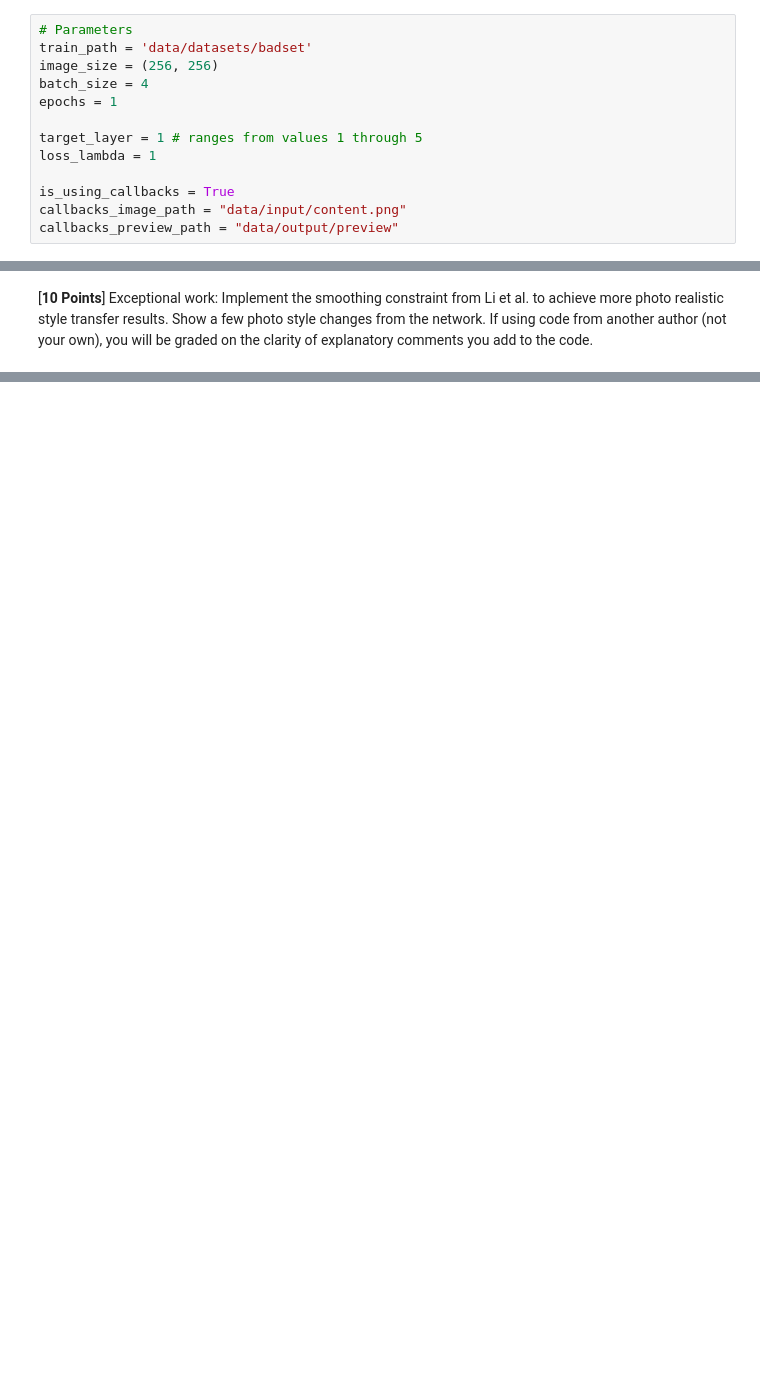
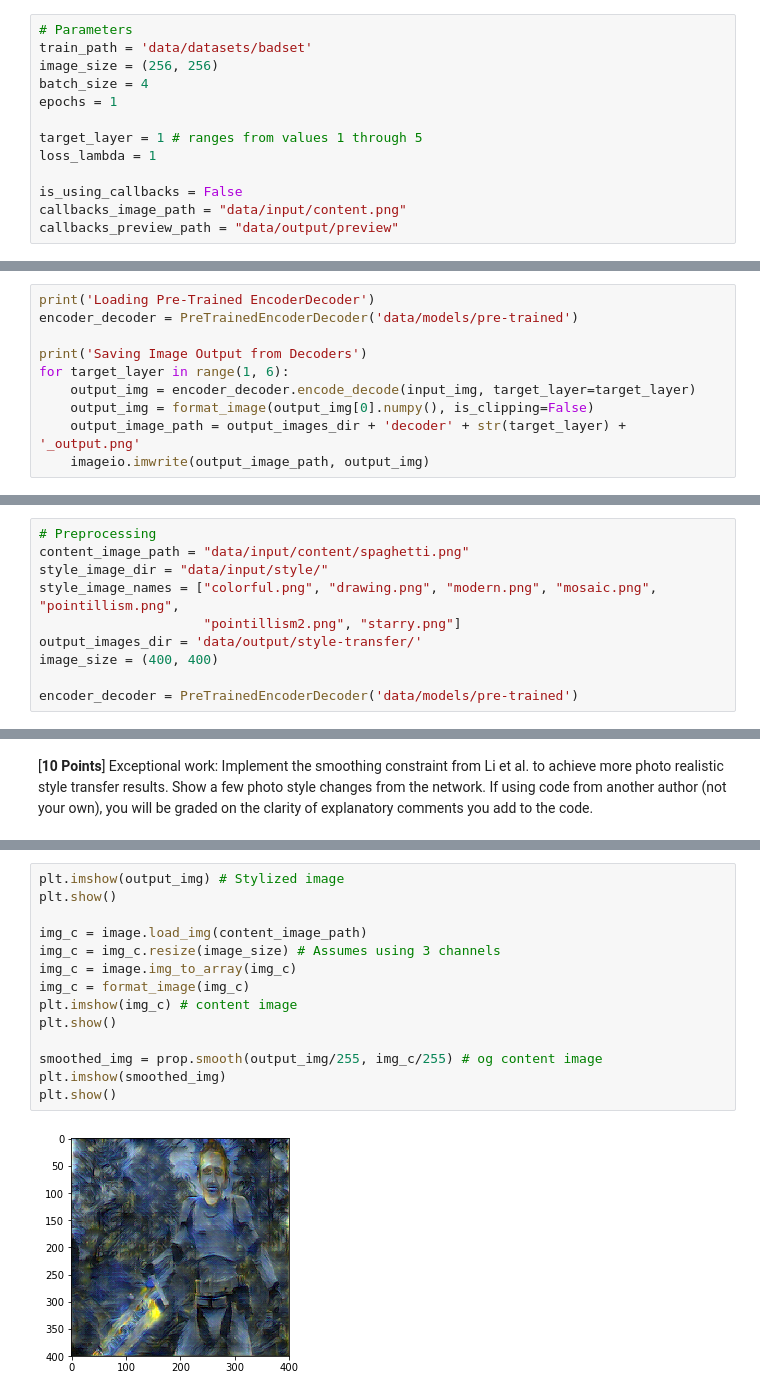
Before and after one commit to SMU-Projects/CS-8321, a Jupyter notebook: Lab_2/Lab2.ipynb, the cells around one changed output, grey strips where cells are left out. Saved outputs shown, nothing was run; the diff lists cells and outputs as text; blank space fills up the shorter version.

```diff
--- a/Lab_2/Lab2.ipynb
+++ b/Lab_2/Lab2.ipynb
@@ -313,6 +312,6 @@ epochs = 1
 target_layer = 1 # ranges from values 1 through 5
 loss_lambda = 1
 
-is_using_callbacks = True
+is_using_callbacks = False
 callbacks_image_path = "data/input/content.png"
 callbacks_preview_path = "data/output/preview"
@@ -440,0 +455,10 @@ plt.imshow(np.clip(input_img[0] / 255, 0, 1))
+# %%
+print('Loading Pre-Trained EncoderDecoder')
+encoder_decoder = PreTrainedEncoderDecoder('data/models/pre-trained')
+
+print('Saving Image Output from Decoders')
+for target_layer in range(1, 6):
+    output_img = encoder_decoder.encode_decode(input_img, target_layer=target_layer)
+    output_img = format_image(output_img[0].numpy(), is_clipping=False)
+    output_image_path = output_images_dir + 'decoder' + str(target_layer) + '_output.png'
+    imageio.imwrite(output_image_path, output_img)
@@ -491 +518,11 @@ image_size = (256, 256)
+# %%
+# Preprocessing
+content_image_path = "data/input/content/spaghetti.png"
+style_image_dir = "data/input/style/"
+style_image_names = ["colorful.png", "drawing.png", "modern.png", "mosaic.png", "pointillism.png",
+                     "pointillism2.png", "starry.png"]
+output_images_dir = 'data/output/style-transfer/'
+image_size = (400, 400)
+
+encoder_decoder = PreTrainedEncoderDecoder('data/models/pre-trained')
 # %%
@@ -523,0 +728,16 @@ for i in [4, 3, 2, 1]:
+# %%
+plt.imshow(output_img) # Stylized image
+plt.show()
+
+img_c = image.load_img(content_image_path)
+img_c = img_c.resize(image_size) # Assumes using 3 channels
+img_c = image.img_to_array(img_c)
+img_c = format_image(img_c)
+plt.imshow(img_c) # content image
+plt.show()
+
+smoothed_img = prop.smooth(output_img/255, img_c/255) # og content image
+plt.imshow(smoothed_img)
+plt.show()
+# %% [output]
+[figure, added]
```
Also changed, not shown: parts of 34 cells of this notebook, 28 other files.
